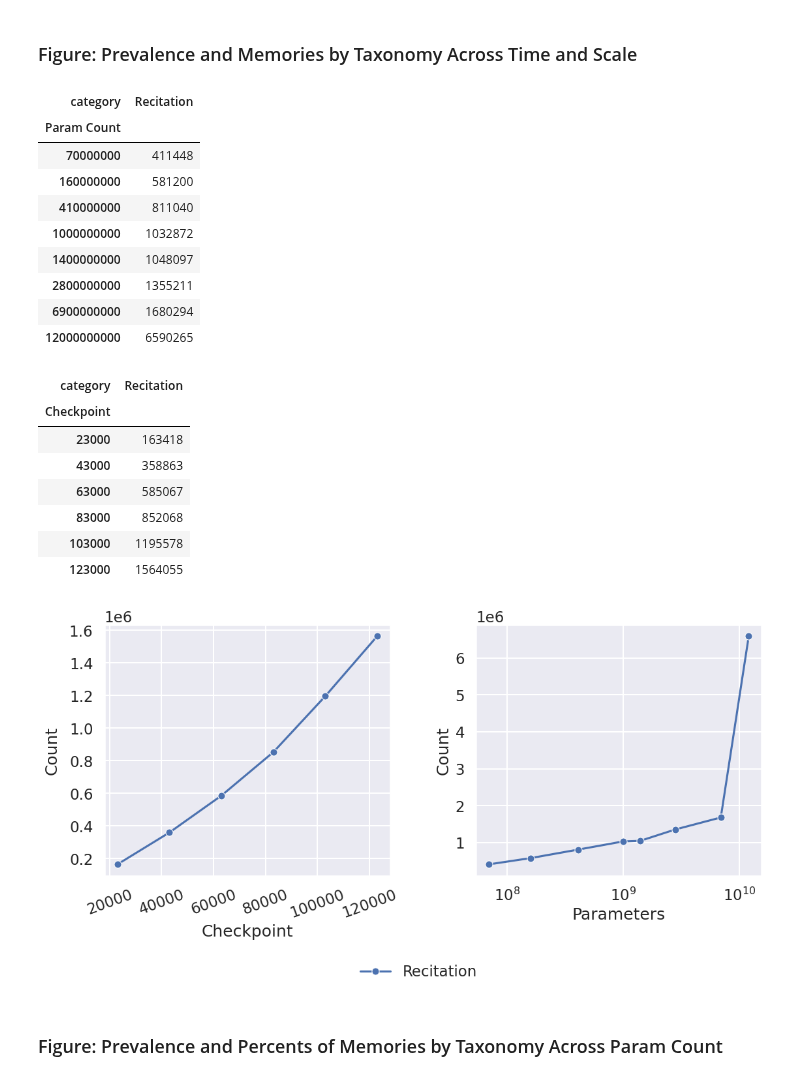
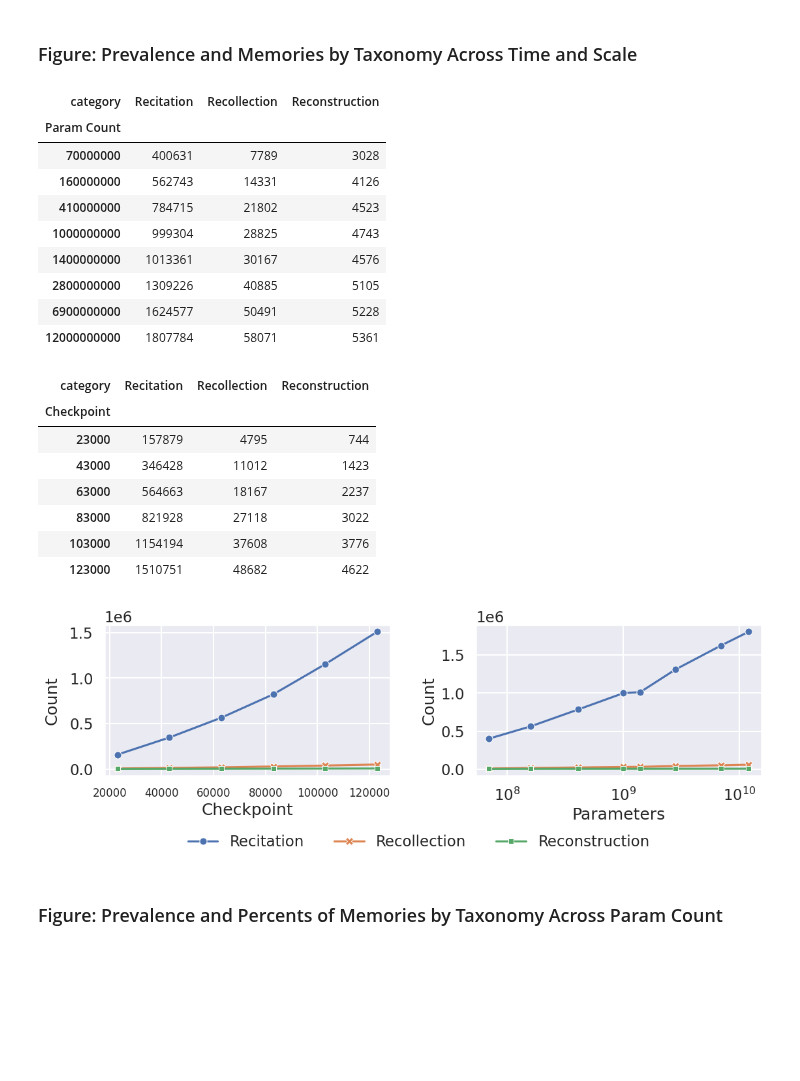
Before and after one commit to EleutherAI/semantic-memorization, a Jupyter notebook: working_dirs/kyle/results_analysis/results_analysis.ipynb, the cells around one changed output. Saved outputs shown, nothing was run; the diff lists cells and outputs as text; code cells hidden in the pictures; blank space fills up the shorter version.

Commit message:
Add new figuresd

```diff
--- a/working_dirs/kyle/results_analysis/results_analysis.ipynb
+++ b/working_dirs/kyle/results_analysis/results_analysis.ipynb
@@ -151,7 +152,7 @@ Name: count, dtype: int64
 ### Figure: Prevalence and Memories by Taxonomy Across Time and Scale
 # %%
 # Create plot for data across
-final_checkpoint_counts_frame = combined_dataframe.value_counts(["Param Count", "category"]).unstack().reindex(split_to_param_count.values())
+final_checkpoint_counts_frame = combined_dataframe[combined_dataframe["Checkpoint"] == "Final"].value_counts(["Param Count", "category"]).unstack().reindex(split_to_param_count.values())
 final_checkpoint_counts_frame.to_csv(f"final_checkpoint_counts_recitation={RECITATION_THRESHOLD}.csv")
 display(final_checkpoint_counts_frame)
 
@@ -162,26 +163,26 @@ intermediate_checkpoint_counts_frame = intermediate_frame.value_counts(["Checkpo
 intermediate_checkpoint_counts_frame.to_csv(f"intermediate_checkpoint_counts_recitation={RECITATION_THRESHOLD}.csv")
 display(intermediate_checkpoint_counts_frame)
 # %% [output]
-| category | Recitation |
-| Param Count |  |
-| 70000000 | 411448 |
-| 160000000 | 581200 |
-| 410000000 | 811040 |
-| 1000000000 | 1032872 |
-| 1400000000 | 1048097 |
-| 2800000000 | 1355211 |
-| 6900000000 | 1680294 |
-| 12000000000 | 6590265 |
+| category | Recitation | Recollection | Reconstruction |
+| Param Count |  |  |  |
+| 70000000 | 400631 | 7789 | 3028 |
+| 160000000 | 562743 | 14331 | 4126 |
+| 410000000 | 784715 | 21802 | 4523 |
+| 1000000000 | 999304 | 28825 | 4743 |
+| 1400000000 | 1013361 | 30167 | 4576 |
+| 2800000000 | 1309226 | 40885 | 5105 |
+| 6900000000 | 1624577 | 50491 | 5228 |
+| 12000000000 | 1807784 | 58071 | 5361 |
-| category | Recitation |
-| Checkpoint |  |
-| 23000 | 163418 |
-| 43000 | 358863 |
-| 63000 | 585067 |
-| 83000 | 852068 |
-| 103000 | 1195578 |
-| 123000 | 1564055 |
+| category | Recitation | Recollection | Reconstruction |
+| Checkpoint |  |  |  |
+| 23000 | 157879 | 4795 | 744 |
+| 43000 | 346428 | 11012 | 1423 |
+| 63000 | 564663 | 18167 | 2237 |
+| 83000 | 821928 | 27118 | 3022 |
+| 103000 | 1154194 | 37608 | 3776 |
+| 123000 | 1510751 | 48682 | 4622 |
 # %%
-fig, axes = plt.subplots(1, 2, figsize=(13, 5))
+fig, axes = plt.subplots(1, 2, figsize=(13, 3))
 
 # set figure 1
 # first figure is a line plot of the counts of each category for across intermediate checkpoints
@@ -189,7 +190,10 @@ fig, axes = plt.subplots(1, 2, figsize=(13, 5))
 sns.lineplot(ax=axes[0], data=intermediate_checkpoint_counts_frame, dashes=False, markers=True, markersize=8)
 
 # rotate x axis labels
-axes[0].tick_params(axis='x', rotation=20)
+# axes[0].tick_params(axis='x', rotation=20)
+
+# make x labels smaller
+axes[0].tick_params(axis='x', labelsize=12)
 
 # Add y label for Count
 axes[0].set_ylabel("Count", labelpad=label_title_padding)
@@ -205,34 +209,34 @@ axes[0].legend(loc='upper center', bbox_to_anchor=(1.1, -0.3), ncol=4, frameon=F
 
 # have three equally spaces ticks on the x axis
 # checkpoints = intermediate_checkpoint_counts_frame.index
 # min_checkpoint = int(checkpoints[0])
 # mid_checkpoint = int(checkpoints[len(checkpoints) // 2])
 # max_checkpoint = int(checkpoints[-1])
 # axes[0].set_xticks([min_checkpoint, mid_checkpoint, max_checkpoint])
 
 # set figure 2
 # the second figure is a line plot of the counts of each category across parameter count
 
 sns.lineplot(ax=axes[1], data=final_checkpoint_counts_frame, dashes=False, markers=True, markersize=8)
 
 # make x axis log scale
 axes[1].set_xscale("log")
 
 # Set x label to "Parameters"
 axes[1].set_xlabel("Parameters")
 
 # Add y label for Count
 axes[1].set_ylabel("Count")
 
 # remove legend
 axes[1].legend().remove()
 
 # add padding for labels
 fig.subplots_adjust(wspace=0.30)
 
 fig.savefig(f"categories_across_time+scale_recitation={RECITATION_THRESHOLD}.png", dpi=300, bbox_inches="tight")
 # %% [output]
-[figure, old version]
+[figure, new version]
 # %% [markdown]
 ### Figure: Prevalence and Percents of Memories by Taxonomy Across Param Count
 # %%
```
Also changed, not shown: parts of 3 cells of this notebook, 5 other files.
